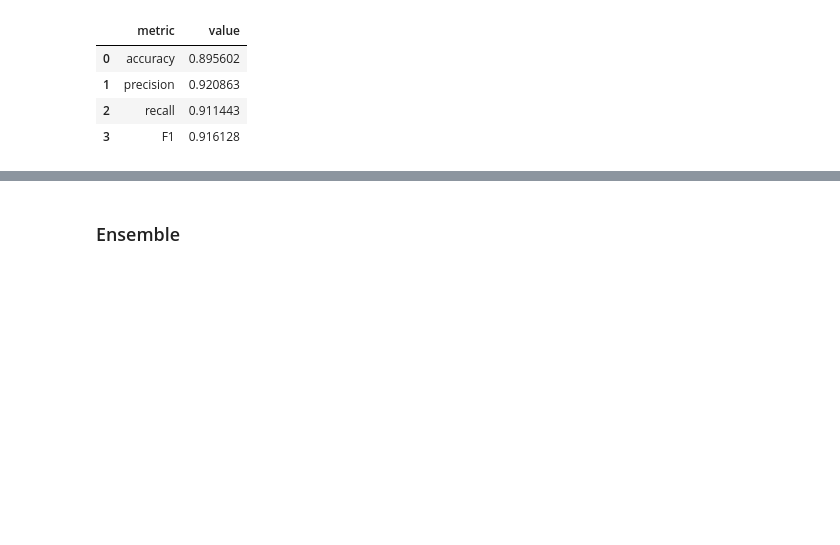
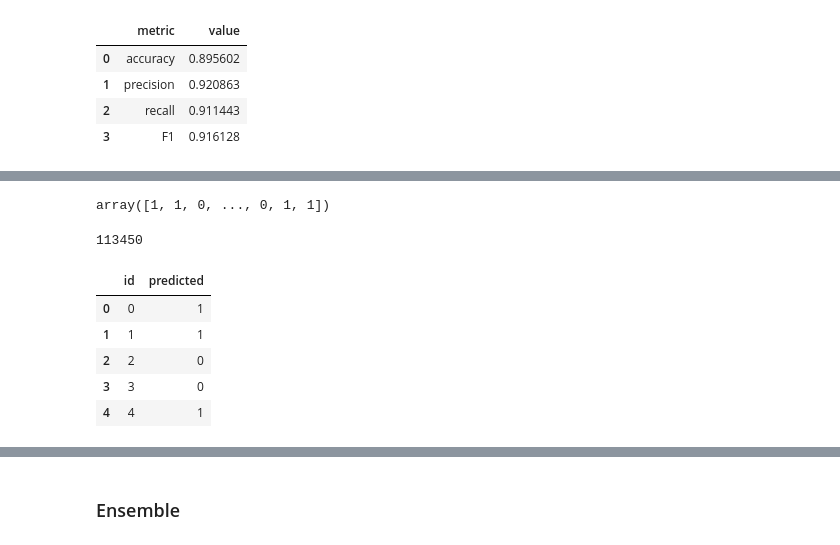
Before and after one commit to mathdoug/ML1_Kaggle, a Jupyter notebook: data/Model.ipynb, the cells around one changed output, grey strips where cells are left out. Drawn from its saved outputs; the diff is of its cells as text; code cells hidden in the pictures; blank space fills up the shorter version.

```diff
--- a/data/Model.ipynb
+++ b/data/Model.ipynb
@@ -352,0 +369,38 @@ Test results:
+# %%
+from sklearn.ensemble import VotingClassifier
+from sklearn.ensemble import GradientBoostingClassifier
+
+
+clf1 = RandomForestClassifier(n_estimators=7, max_depth=16, random_state=0)
+
+clf2 = GradientBoostingClassifier(n_estimators=100,
+                                  learning_rate=1.0,
+                                  max_depth=1, random_state=0)
+clf3 = MLPClassifier(activation = 'logistic',
+                     solver='adam', alpha=1e-5,
+                     hidden_layer_sizes=(5, 2))
+#('ABC', clf3)
+
+eclf1 = VotingClassifier(estimators=[
+    ('RF', clf1), ('mlpC', clf2),("MLP", clf3)], voting='soft')
+
+eclf1 = eclf1.fit(X_train, y_train)
+predictions = eclf1.predict(x)
+
+predictions
+# %% [output]
+array([1, 1, 0, ..., 0, 1, 1])
+# %%
+len(predictions)
+# %% [output]
+113450
+# %%
+pred = pd.DataFrame({'id': np.arange(113450), 'predicted': predictions})
+pred.head()
+# %% [output]
+|  | id | predicted |
+| 0 | 0 | 1 |
+| 1 | 1 | 1 |
+| 2 | 2 | 0 |
+| 3 | 3 | 0 |
+| 4 | 4 | 1 |
```
Also changed, not shown: parts of 17 cells of this notebook, 1 other file.
